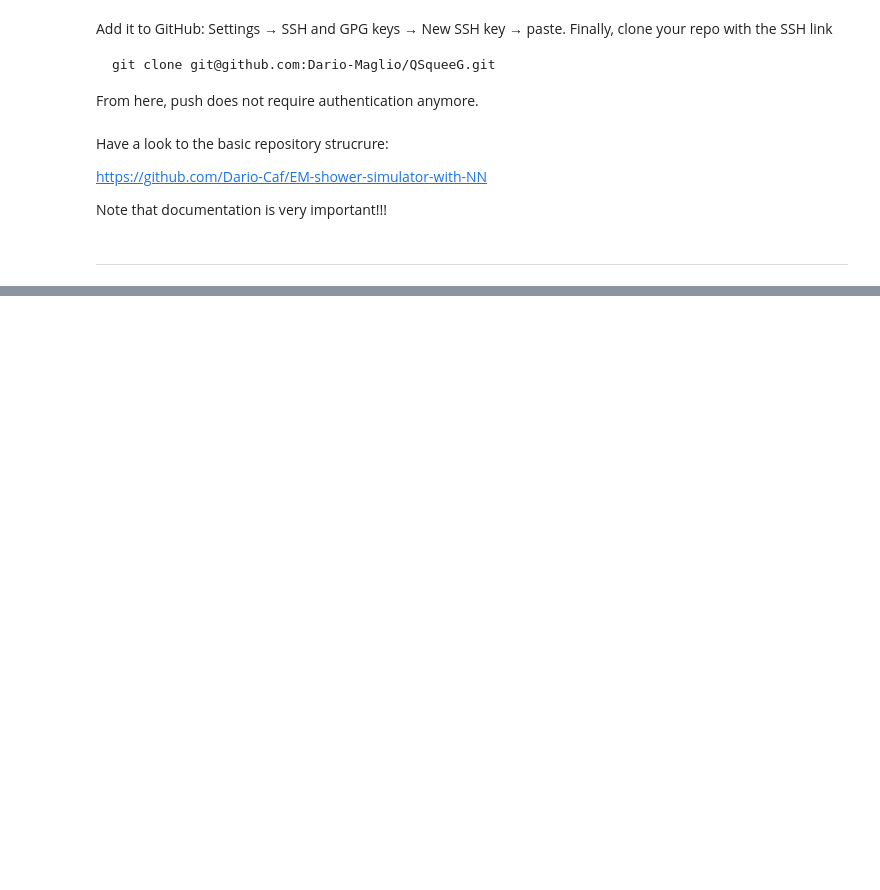
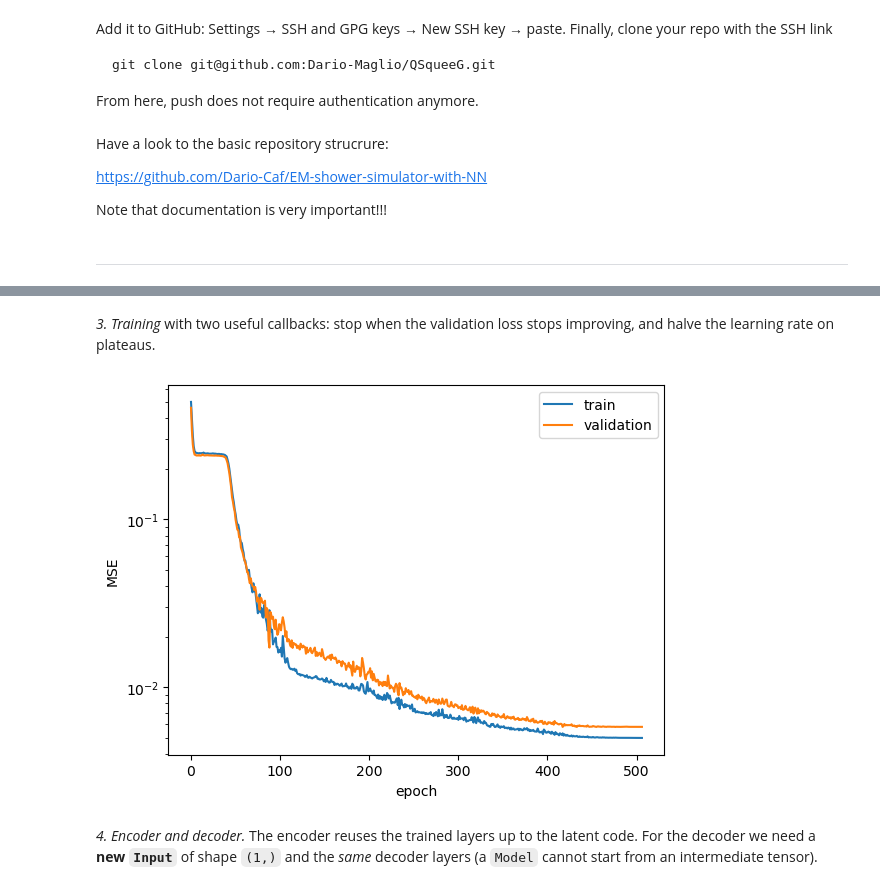
Before and after one commit to Dario-Maglio/CollabCoding, a Jupyter notebook: IntroductionToCollaborativeCoding.ipynb, the cells around one changed output, grey strips where cells are left out. Drawn from its saved outputs; the diff is of its cells as text; code cells hidden in the pictures; blank space fills up the shorter version.

```diff
--- a/IntroductionToCollaborativeCoding.ipynb
+++ b/IntroductionToCollaborativeCoding.ipynb
@@ -499,0 +981,16 @@ Note that documentation is very important!!!
+# %%
+from keras.models import Model
+from keras.layers import Input, Dense
+
+inputs = Input(shape=(2,))
+hidden = Dense(300, activation='relu')(inputs)
+hidden = Dense(300, activation='relu')(hidden)
+latent = Dense(1, activation='sigmoid')(hidden)
+dec1 = Dense(300, activation='relu')
+dec2 = Dense(300, activation='relu')
+dec3 = Dense(2, activation='linear')
+outputs = dec3(dec2(dec1(latent)))
+
+model = Model(inputs=inputs, outputs=outputs, name='autoencoder')
+model.compile(optimizer='adam', loss='MSE')
+model.summary()
@@ -499,0 +1021,22 @@ Note that documentation is very important!!!
+# %% [markdown]
+*3. Training* with two useful callbacks: stop when the validation loss stops improving, and halve the learning rate on plateaus.
+# %%
+from keras.callbacks import EarlyStopping, ReduceLROnPlateau
+
+history = model.fit(X_train, y_train,
+          validation_data=(X_test, y_test),
+          epochs=1000, verbose=0,
+          callbacks=[
+              EarlyStopping(monitor='val_loss', patience=30, restore_best_weights=True),
+              ReduceLROnPlateau(monitor='val_loss', factor=0.5, patience=15)
+          ])
+
+plt.figure('Training')
+plt.plot(history.history["loss"], label="train")
+plt.plot(history.history["val_loss"], label="validation")
+plt.yscale('log'); plt.xlabel("epoch"); plt.ylabel("MSE"); plt.legend()
+plt.show()
+# %% [output]
+[figure, added]
+# %% [markdown]
+*4. Encoder and decoder.* The encoder reuses the trained layers up to the latent code. For the decoder we need a **new `Input`** of shape `(1,)` and the *same* decoder layers (a `Model` cannot start from an intermediate tensor).
```
Also changed, not shown: parts of 119 cells of this notebook, 5 other files.
